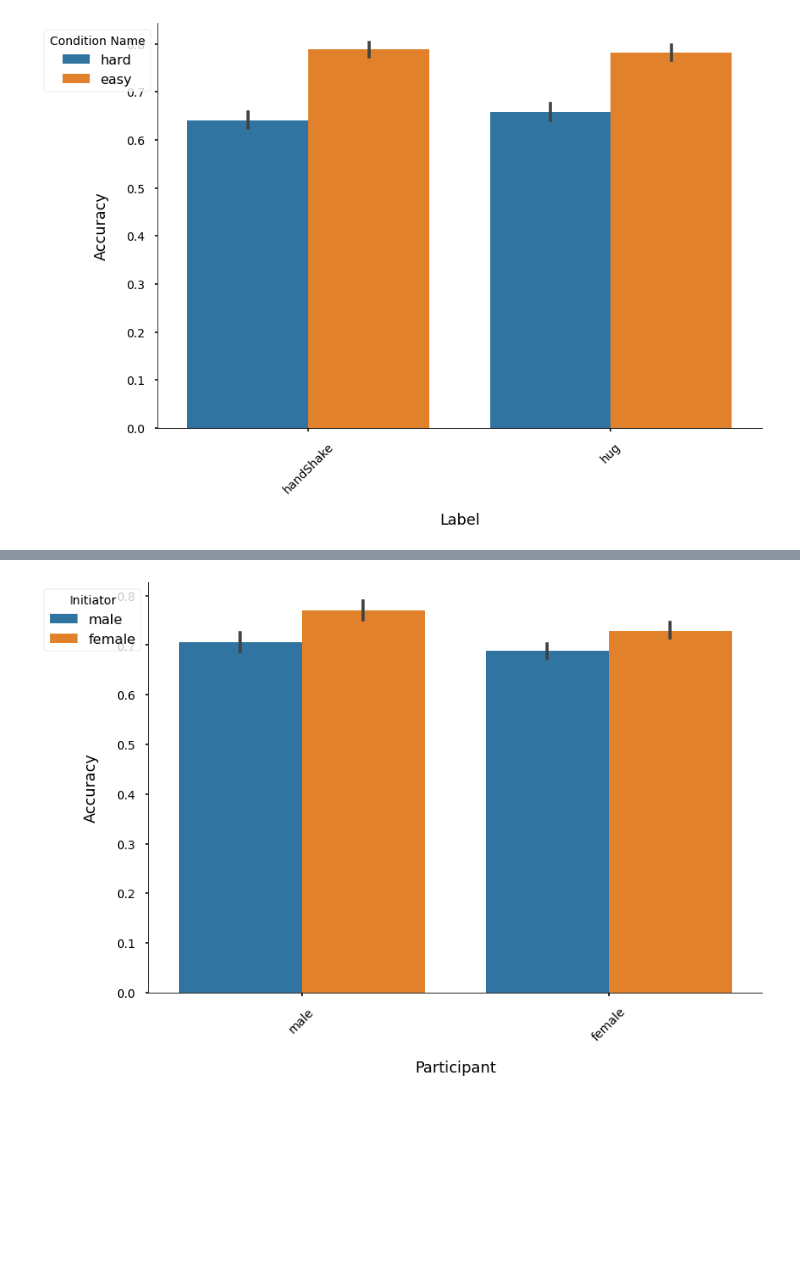
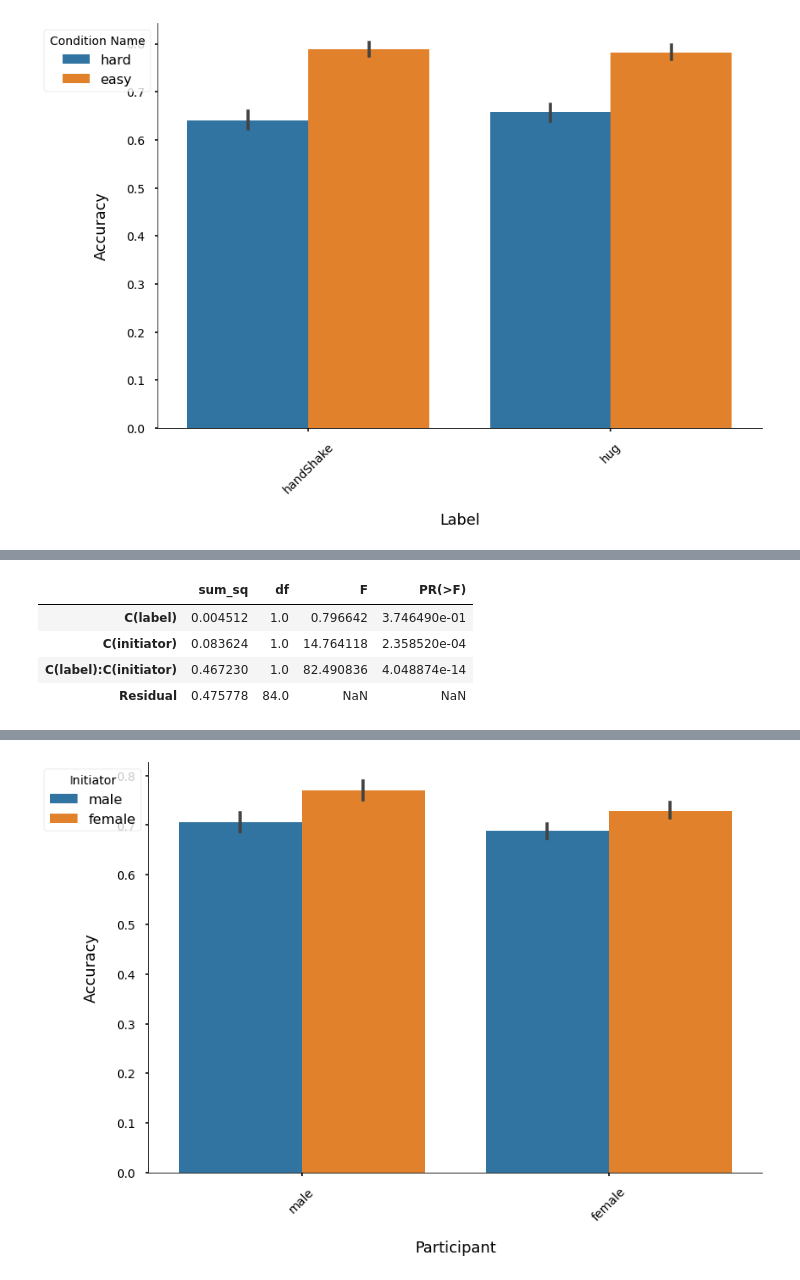
Before and after one commit to maedbhk/action_prediction, a Jupyter notebook: notebooks/1.0-mk-social_prediction-sl-exploratory.ipynb, the cells around one changed output, grey strips where cells are left out. Cells and saved outputs as stored; diff of their text form; code cells hidden in the pictures; blank space fills up the shorter version.

```diff
--- a/notebooks/1.0-mk-social_prediction-sl-exploratory.ipynb
+++ b/notebooks/1.0-mk-social_prediction-sl-exploratory.ipynb
@@ -420,0 +397,3 @@ vis.plot_acc(dataframe=df_behav, x='label', hue= "condition_name", x_title = "La
+# %%
+df_lab_init = df_merged.groupby(['subj', 'label', 'initiator'])['corr_resp'].mean().reset_index()
+#df_lab_init
@@ -420,0 +422,12 @@ vis.plot_acc(dataframe=df_behav, x='label', hue= "condition_name", x_title = "La
+# %%
+import statsmodels.api as sm
+from statsmodels.formula.api import ols
+lab_init_model = ols('corr_resp ~ C(label) + C(initiator) + C(label):C(initiator)', data=df_lab_init).fit()
+anova_lab_init = sm.stats.anova_lm(lab_init_model, typ=2)
+anova_lab_init
+# %% [output]
+|  | sum_sq | df | F | PR(>F) |
+| C(label) | 0.004512 | 1.0 | 0.796642 | 3.746490e-01 |
+| C(initiator) | 0.083624 | 1.0 | 14.764118 | 2.358520e-04 |
+| C(label):C(initiator) | 0.467230 | 1.0 | 82.490836 | 4.048874e-14 |
+| Residual | 0.475778 | 84.0 | NaN | NaN |
```
Also changed, not shown: parts of 34 cells of this notebook, 4 other files.
